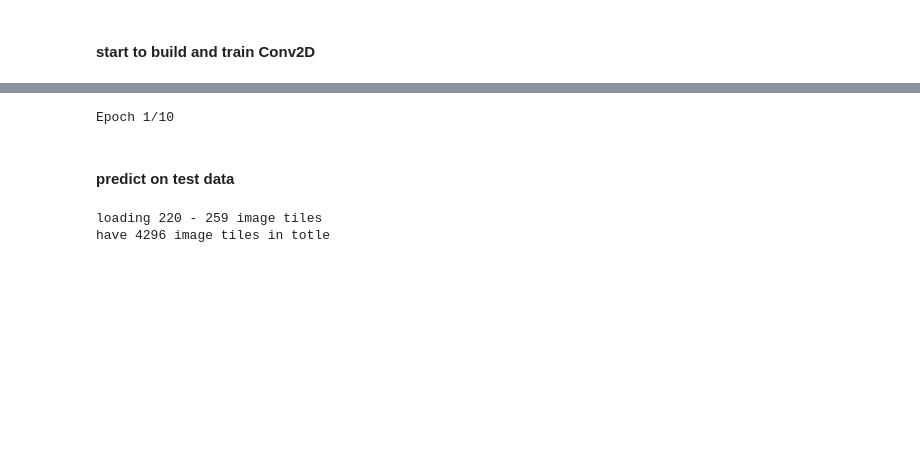
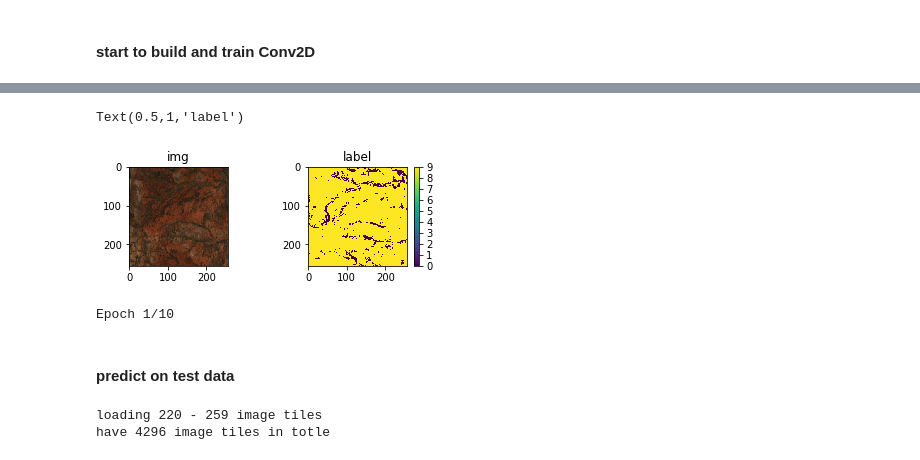
Before and after one commit to chenyz0601/DL-RockClassification, a Jupyter notebook: convnets.ipynb, the cells around one changed output, grey strips where cells are left out. Drawn from its saved outputs; the diff is of its cells as text; code cells hidden in the pictures; blank space fills up the shorter version.

```diff
--- a/convnets.ipynb
+++ b/convnets.ipynb
@@ -55,3 +59,15 @@ tst_data = DataGenerator(X_tst, Y_tst, batch_size=32)
+# %%
+idx = 2
+plt.subplot(221)
+plt.imshow(2*np.transpose(x[idx,:,:,:], [1,2,0])[:,:,::-1][:,:,-3:])
+plt.title('img')
+plt.subplot(222)
+plt.imshow(np.argmax(y[idx,:,:,:], axis=0))
+plt.colorbar()
+plt.title('label')
+# %% [output]
+Text(0.5,1,'label')
+[figure, added]
 # %%
 conv.fit_model_generator(trn_data, vld_data, num_epochs=10)
 # %% [output]
```
Also changed, not shown: parts of 4 cells of this notebook, 3 other files.
